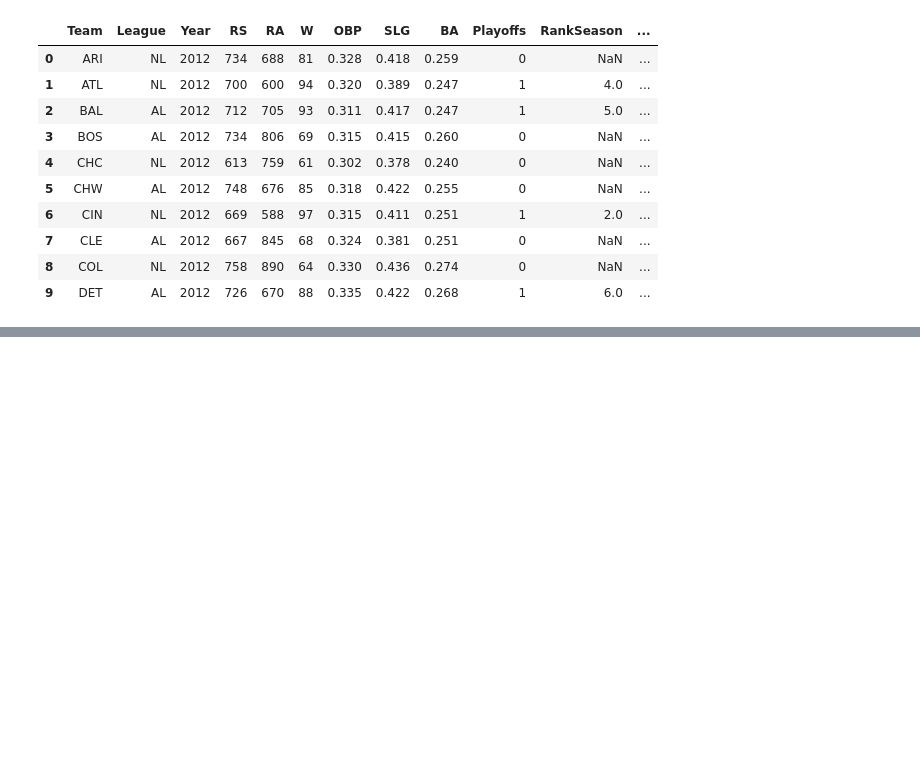
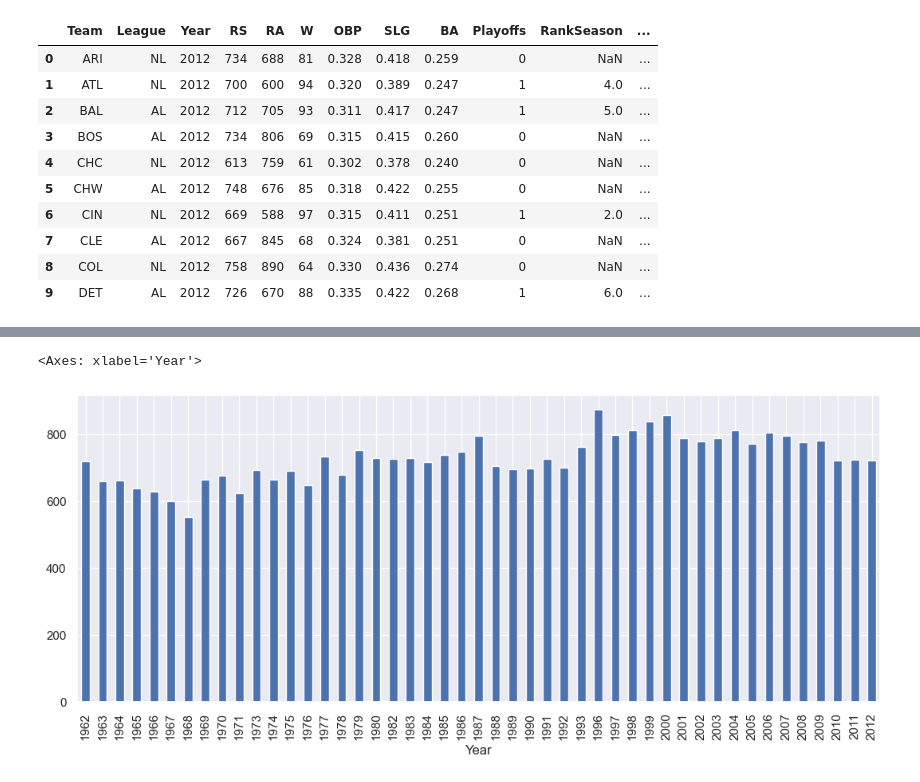
Before and after one commit to Sulaiman-Dem/DeepFake-Hunter, a Jupyter notebook: Homework/dashboard-data-viz/extras/datachecking.ipynb, the cells around one changed output, grey strips where cells are left out. Cells and saved outputs as stored; diff of their text form; code cells hidden in the pictures; blank space fills up the shorter version.

```diff
--- a/Homework/dashboard-data-viz/extras/datachecking.ipynb
+++ b/Homework/dashboard-data-viz/extras/datachecking.ipynb
@@ -1,5 +1,13 @@
 # %%
+#Initialization
 import pandas as pd
+import numpy as np
+import matplotlib.pyplot as plt
+import seaborn as sns
+sns.set()
+
+%matplotlib inline
+import scipy.stats as stats
 df = pd.read_csv('../data/baseball.csv')
 
 df.head(10)
@@ -17,0 +113,5 @@ df.head(10)
+# %%
+#Creating two separate Dataframes for the different leagues
+Aleague = df[df['League']=='AL'].copy()
+Nleague = df[df['League']=='NL'].copy()
+Aleague
@@ -17,0 +183,8 @@ df.head(10)
+# %%
+#Checking average RS for each year for AL separately
+AL_y_rs = Aleague.groupby('Year')['RS'].mean()
+AL_y_rs.plot(kind='bar',
+       figsize=(13,5))
+# %% [output]
+<Axes: xlabel='Year'>
+[figure, added]
```
Also changed, not shown: parts of 12 cells of this notebook, 2 other files.
